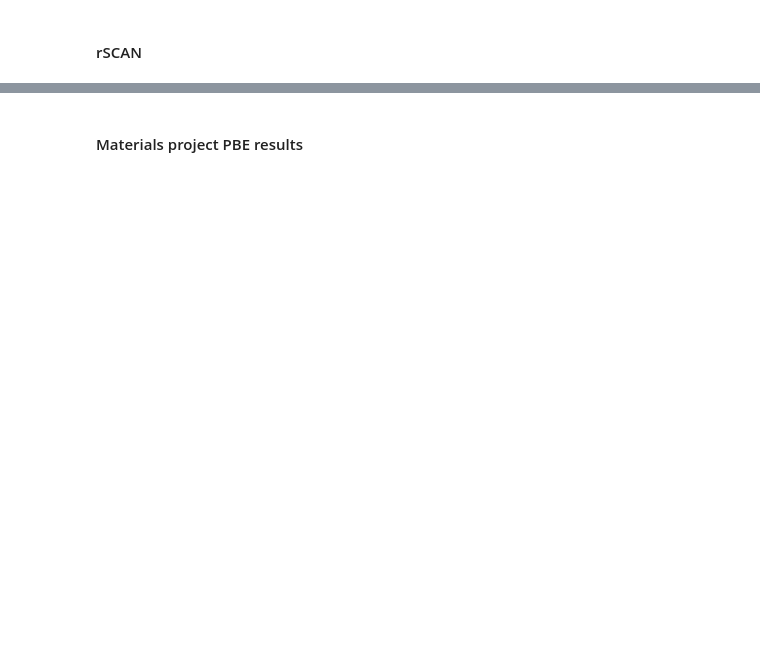
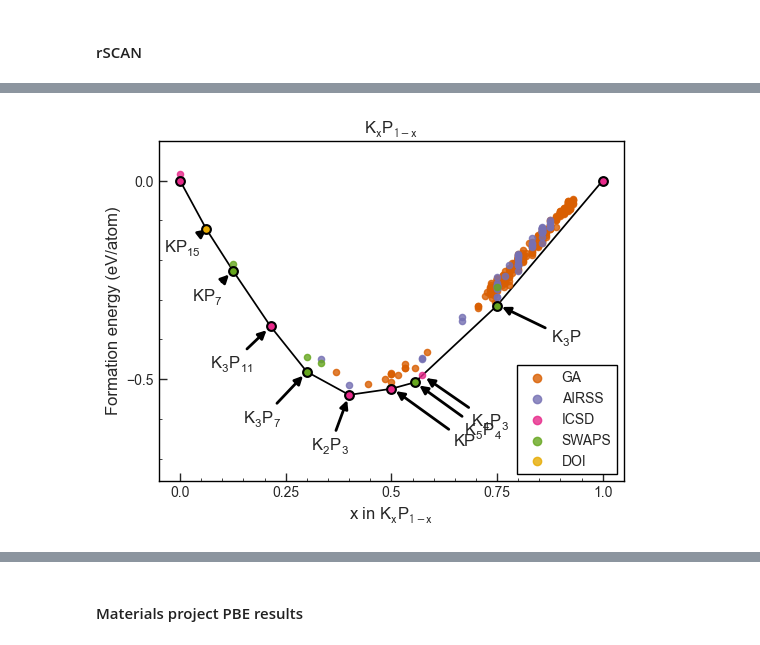
Before and after one commit to ml-evs/data.potassium-phosphides, a Jupyter notebook: KP_results.ipynb, the cells around one changed output, grey strips where cells are left out. Saved outputs shown, nothing was run; the diff lists cells and outputs as text; code cells hidden in the pictures; blank space fills up the shorter version.

```diff
--- a/KP_results.ipynb
+++ b/KP_results.ipynb
@@ -94,0 +146,7 @@ Using bier maid as chem pot for K
+# %%
+scan_cursor, s = res2dict(
+    "/home/mevans/proj/KPX/K+P/results/KP-650-0.03-1.75-1.75-rSCAN-OTF-0.01-polish/*.res",
+    db=True,
+    as_model=True
+)
+scan_hull = QueryConvexHull(cursor=scan_cursor, species="KP", subcmd='voltage', no_plot=True)
@@ -94,0 +171,19 @@ Using bier maid as chem pot for K
+# %%
+fig, ax = plt.subplots()
+plot_2d_hull(
+    scan_hull,
+    ax=ax,
+    label_cutoff=0.008,
+    colour_by_source=True,
+    plot_hull_points=False,
+    show=False,
+    label_offset=(1.2, 0.04),
+    #eform_limits=(-0.6, 0.02),
+    alpha=0.8,
+    sources=["GA", "AIRSS", "ICSD", "SWAPS", "DOI", "SM", "OQMD"],
+    source_labels=["GA", "AIRSS", "ICSD", "SWAPS", "DOI", "SM", "OQMD"]
+)
+ax.tick_params(direction='in')
+ax.legend(loc='lower right');
+# %% [output]
+[figure, added]
```
Also changed, not shown: parts of 50 cells of this notebook, 6 other files.
